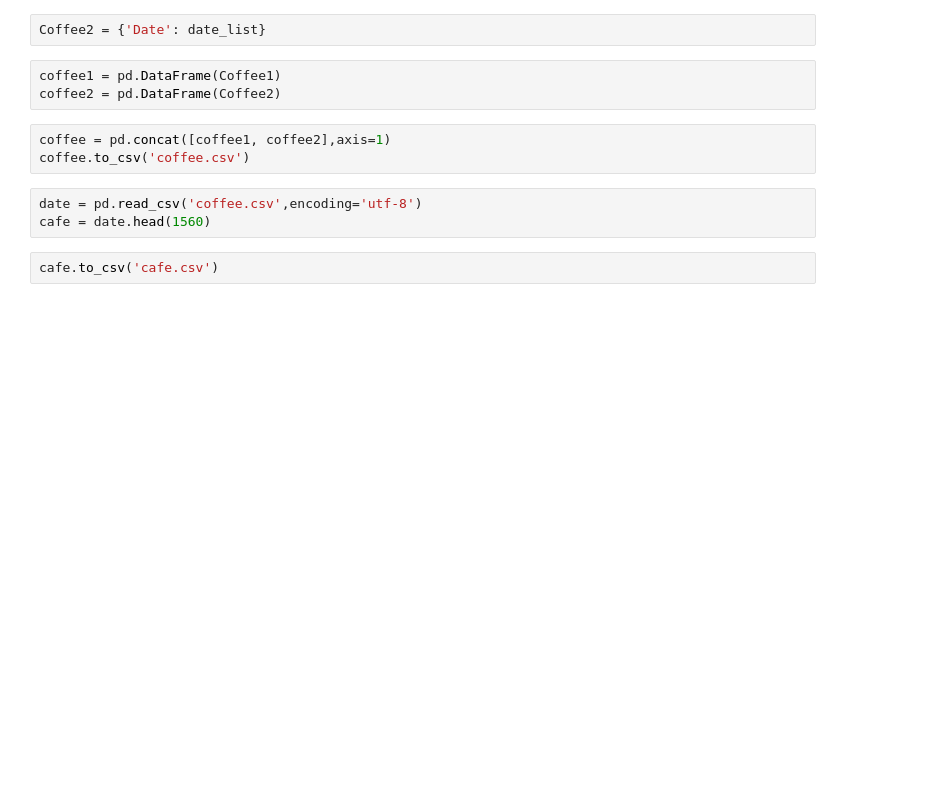
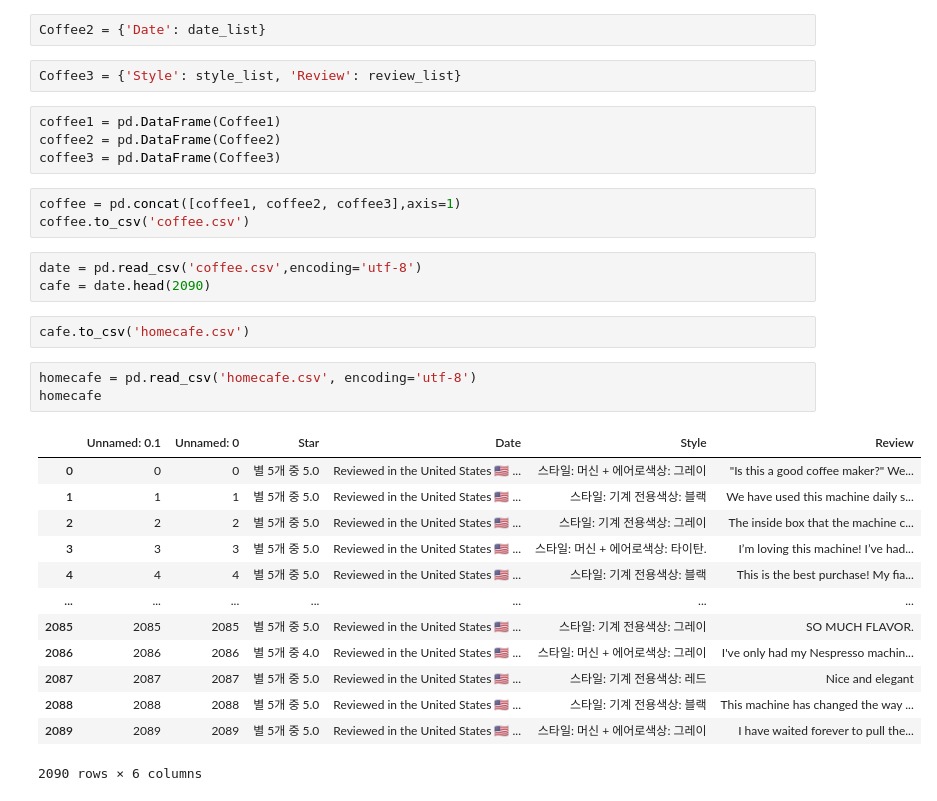
Before and after one commit to shinwoejin/Python, a Jupyter notebook: 9월 파이썬수업/프로젝트/2022-09-26_Coffee.ipynb, the cells around one changed output. Drawn from its saved outputs; the diff is of its cells as text; blank space fills up the shorter version.

```diff
--- a/9월 파이썬수업/프로젝트/2022-09-26_Coffee.ipynb
+++ b/9월 파이썬수업/프로젝트/2022-09-26_Coffee.ipynb
@@ -51,13 +65,33 @@ Coffee1 = {'Star': score_list, 'Style' : style_list, 'Review' : review_list}
 # %%
 Coffee2 = {'Date': date_list}
+# %%
+Coffee3 = {'Style': style_list, 'Review': review_list}
 # %%
 coffee1 = pd.DataFrame(Coffee1)
 coffee2 = pd.DataFrame(Coffee2)
+coffee3 = pd.DataFrame(Coffee3)
 # %%
-coffee = pd.concat([coffee1, coffee2],axis=1)
+coffee = pd.concat([coffee1, coffee2, coffee3],axis=1)
 coffee.to_csv('coffee.csv')
 # %%
 date = pd.read_csv('coffee.csv',encoding='utf-8')
-cafe = date.head(1560)
+cafe = date.head(2090)
 # %%
-cafe.to_csv('cafe.csv')
+cafe.to_csv('homecafe.csv')
+# %%
+homecafe = pd.read_csv('homecafe.csv', encoding='utf-8')
+homecafe
+# %% [output]
+|  | Unnamed: 0.1 | Unnamed: 0 | Star | Date | Style | Review |
+| 0 | 0 | 0 | 별 5개 중 5.0 | Reviewed in the United States 🇺🇸 ... | 스타일: 머신 + 에어로색상: 그레이 | "Is this a good coffee maker?" We... |
+| 1 | 1 | 1 | 별 5개 중 5.0 | Reviewed in the United States 🇺🇸 ... | 스타일: 기계 전용색상: 블랙 | We have used this machine daily s... |
+| 2 | 2 | 2 | 별 5개 중 5.0 | Reviewed in the United States 🇺🇸 ... | 스타일: 기계 전용색상: 그레이 | The inside box that the machine c... |
+| 3 | 3 | 3 | 별 5개 중 5.0 | Reviewed in the United States 🇺🇸 ... | 스타일: 머신 + 에어로색상: 타이탄. | I’m loving this machine! I’ve had... |
+| 4 | 4 | 4 | 별 5개 중 5.0 | Reviewed in the United States 🇺🇸 ... | 스타일: 기계 전용색상: 블랙 | This is the best purchase! My fia... |
+| ... | ... | ... | ... | ... | ... | ... |
+| 2085 | 2085 | 2085 | 별 5개 중 5.0 | Reviewed in the United States 🇺🇸 ... | 스타일: 기계 전용색상: 그레이 | SO MUCH FLAVOR. |
+| 2086 | 2086 | 2086 | 별 5개 중 4.0 | Reviewed in the United States 🇺🇸 ... | 스타일: 머신 + 에어로색상: 그레이 | I've only had my Nespresso machin... |
+| 2087 | 2087 | 2087 | 별 5개 중 5.0 | Reviewed in the United States 🇺🇸 ... | 스타일: 기계 전용색상: 레드 | Nice and elegant |
+| 2088 | 2088 | 2088 | 별 5개 중 5.0 | Reviewed in the United States 🇺🇸 ... | 스타일: 기계 전용색상: 블랙 | This machine has changed the way ... |
+| 2089 | 2089 | 2089 | 별 5개 중 5.0 | Reviewed in the United States 🇺🇸 ... | 스타일: 머신 + 에어로색상: 그레이 | I have waited forever to pull the... |
+2090 rows × 6 columns
```
Also changed, not shown: parts of 30 cells of this notebook, 2 other files.
